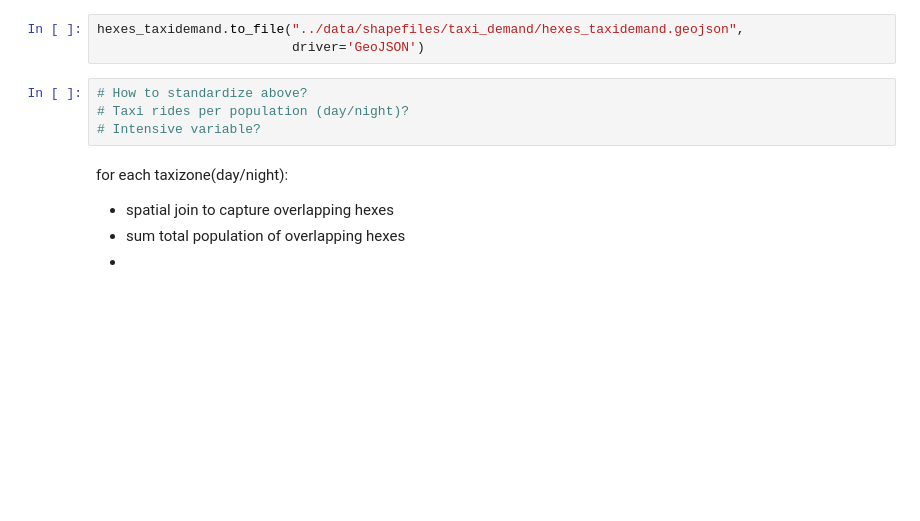
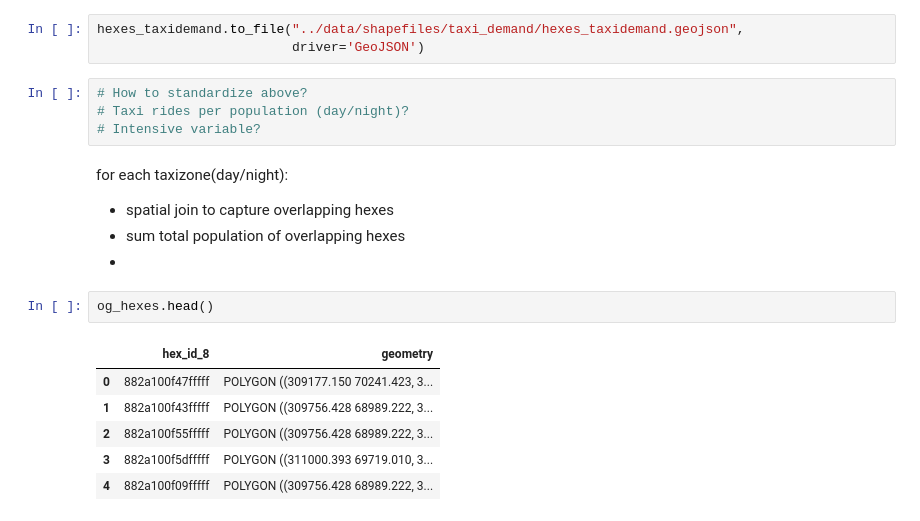
Before and after one commit to nlicalzi/mapping_nighttime_mobility, a Jupyter notebook: notebooks/taxi_zone_disaggregation.ipynb, the cells around one changed output. Saved outputs shown, nothing was run; the diff lists cells and outputs as text; blank space fills up the shorter version.

```diff
--- a/notebooks/taxi_zone_disaggregation.ipynb
+++ b/notebooks/taxi_zone_disaggregation.ipynb
@@ -204,3 +218,12 @@ for each taxizone(day/night):
 - spatial join to capture overlapping hexes
 - sum total population of overlapping hexes
 -
+# %%
+og_hexes.head()
+# %% [output]
+|  | hex_id_8 | geometry |
+| 0 | 882a100f47fffff | POLYGON ((309177.150 70241.423, 3... |
+| 1 | 882a100f43fffff | POLYGON ((309756.428 68989.222, 3... |
+| 2 | 882a100f55fffff | POLYGON ((309756.428 68989.222, 3... |
+| 3 | 882a100f5dfffff | POLYGON ((311000.393 69719.010, 3... |
+| 4 | 882a100f09fffff | POLYGON ((309756.428 68989.222, 3... |
```
Also changed, not shown: parts of 2 cells of this notebook.
